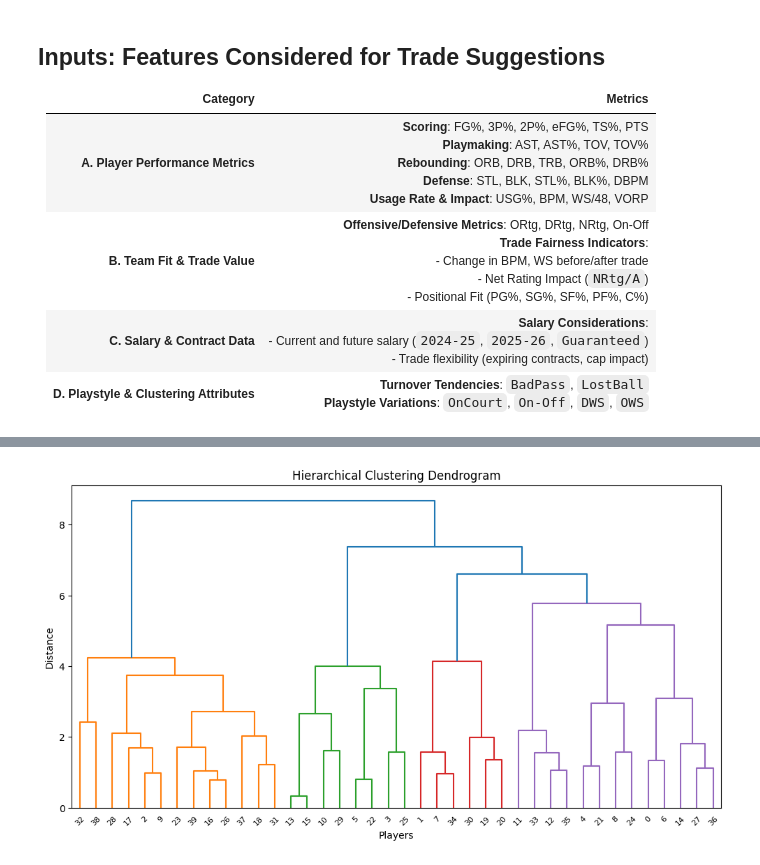
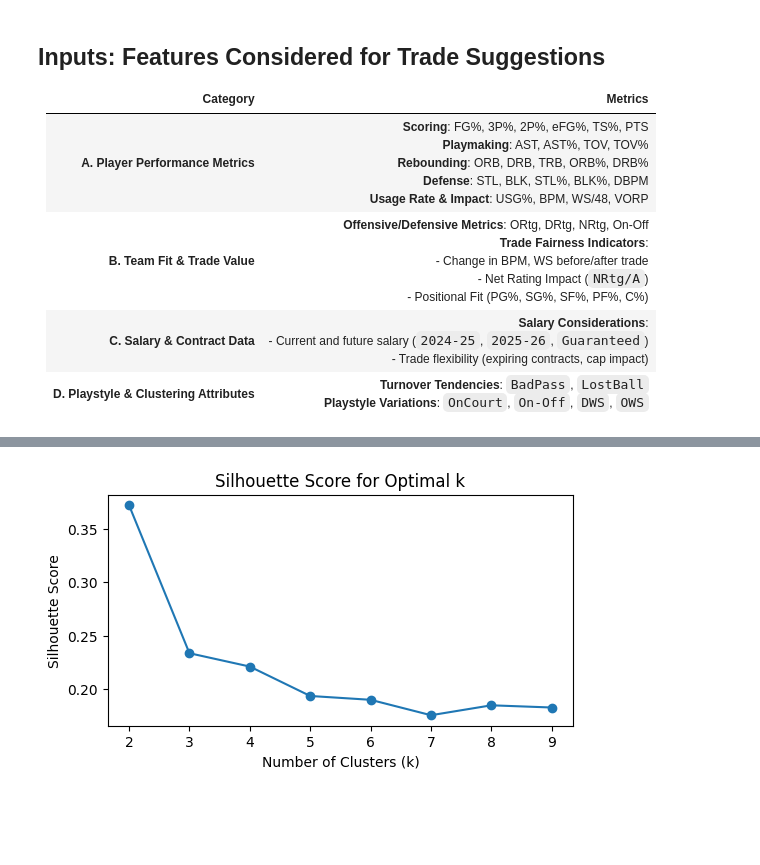
Before and after one commit to Makster04/Phase_4_Project, a Jupyter notebook: Project.ipynb, the cells around one changed output, grey strips where cells are left out. Saved outputs shown, nothing was run; the diff lists cells and outputs as text; code cells hidden in the pictures; blank space fills up the shorter version.

```diff
--- a/Project.ipynb
+++ b/Project.ipynb
@@ -460,36 +338,22 @@ ModuleNotFoundError: No module named 'ace_tools'
-# %%
-import numpy as np
-import pandas as pd
-import scipy.cluster.hierarchy as sch
-import matplotlib.pyplot as plt
-from sklearn.preprocessing import StandardScaler
-from sklearn.cluster import AgglomerativeClustering
-
-# Simulated NBA player performance dataset (randomized for illustration)
-np.random.seed(42)
-num_players = 40
-
-player_data = pd.DataFrame({
-    "Points": np.random.uniform(5, 30, num_players),
-    "Assists": np.random.uniform(1, 10, num_players),
-    "Rebounds": np.random.uniform(2, 15, num_players),
-    "Steals": np.random.uniform(0.5, 3, num_players),
-    "Blocks": np.random.uniform(0.3, 2.5, num_players)
-})
-
-# Standardizing the data
-scaler = StandardScaler()
-player_scaled = scaler.fit_transform(player_data)
-
-# Compute the linkage matrix for hierarchical clustering
-linkage_matrix = sch.linkage(player_scaled, method='ward')
-
-# Plot the dendrogram
-plt.figure(figsize=(12, 6))
-sch.dendrogram(linkage_matrix, truncate_mode="level", p=10)
-plt.title("Hierarchical Clustering Dendrogram")
-plt.xlabel("Players")
-plt.ylabel("Distance")
-plt.show()
-# %% [output]
-[figure, removed]
+# %%
+from sklearn.metrics import silhouette_score
+
+# Calculate silhouette scores for different cluster sizes
+silhouette_scores = []
+k_range = range(2, 10)  # Silhouette score requires at least 2 clusters
+
+for k in k_range:
+    kmeans = KMeans(n_clusters=k, random_state=42, n_init=10)
+    cluster_labels = kmeans.fit_predict(X_scaled)
+    silhouette_avg = silhouette_score(X_scaled, cluster_labels)
+    silhouette_scores.append(silhouette_avg)
+
+# Plot the silhouette scores
+plt.figure(figsize=(6, 3))
+plt.plot(k_range, silhouette_scores, marker="o", linestyle="-")
+plt.xlabel("Number of Clusters (k)")
+plt.ylabel("Silhouette Score")
+plt.title("Silhouette Score for Optimal k")
+plt.show()
+# %% [output]
+[figure, added]
```
Also changed, not shown: parts of 7 cells of this notebook, 7 other files.
